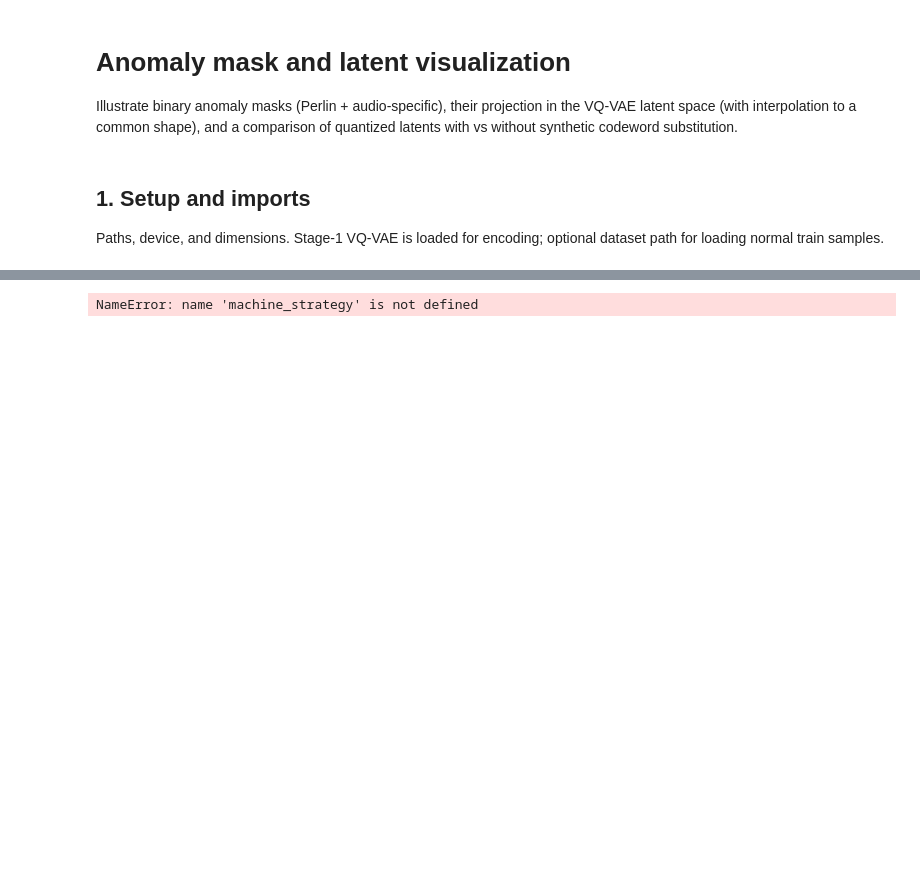
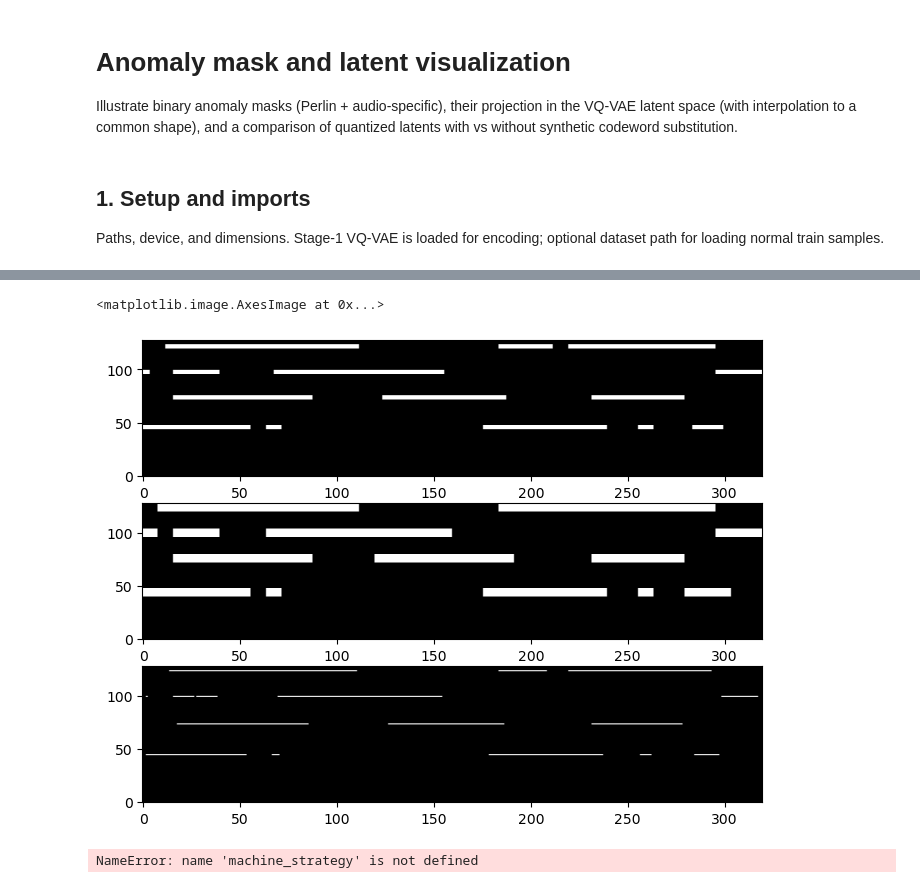
Before and after one commit to raidantimosquitos/semcom-sDSR, a Jupyter notebook: notebooks/anomaly_mask_analysis.ipynb, the cells around one changed output, grey strips where cells are left out. Cells and saved outputs as stored; diff of their text form; code cells hidden in the pictures; blank space fills up the shorter version.

```diff
--- a/notebooks/anomaly_mask_analysis.ipynb
+++ b/notebooks/anomaly_mask_analysis.ipynb
@@ -60,3 +60,16 @@ axes[2].imshow(M_c[0, 0].cpu().numpy(), aspect="auto", cmap="gray", origin="lowe
+# %%
+# Upsample fine and coarse latent masks to spectrogram shape
+M_f_spec = upsample_latent_mask_to_spec(M_f, spectrogram_shape[0], spectrogram_shape[1])
+M_c_spec = upsample_latent_mask_to_spec(M_c, spectrogram_shape[0], spectrogram_shape[1])
+
+fig, axes = plt.subplots(3, 1, figsize=(8, 6))
+
+axes[0].imshow(M_f_spec.squeeze().cpu().numpy(), aspect="auto", cmap="gray", origin="lower")
+axes[1].imshow(M_c_spec.squeeze().cpu().numpy(), aspect="auto", cmap="gray", origin="lower")
+axes[2].imshow(mask.squeeze().cpu().numpy(), aspect="auto", cmap="gray", origin="lower")
+# %% [output]
+<matplotlib.image.AxesImage at 0x...>
+[figure, added]
 # %%
 M_specific = machine_strategy(1, "cpu").to(DEVICE)
 fig, axes = plt.subplots(1, 1, figsize=(8, 6))
```
Also changed, not shown: parts of 1 cell of this notebook, 2 other files.
